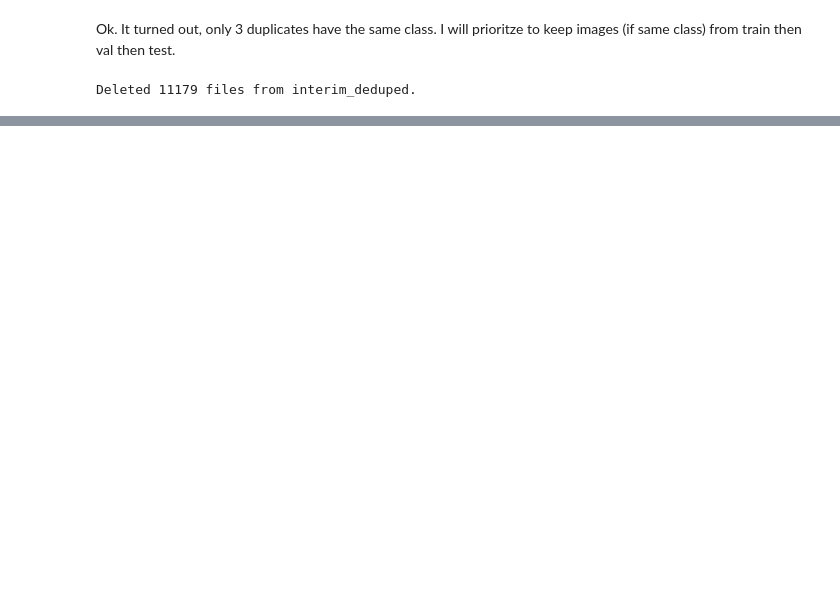
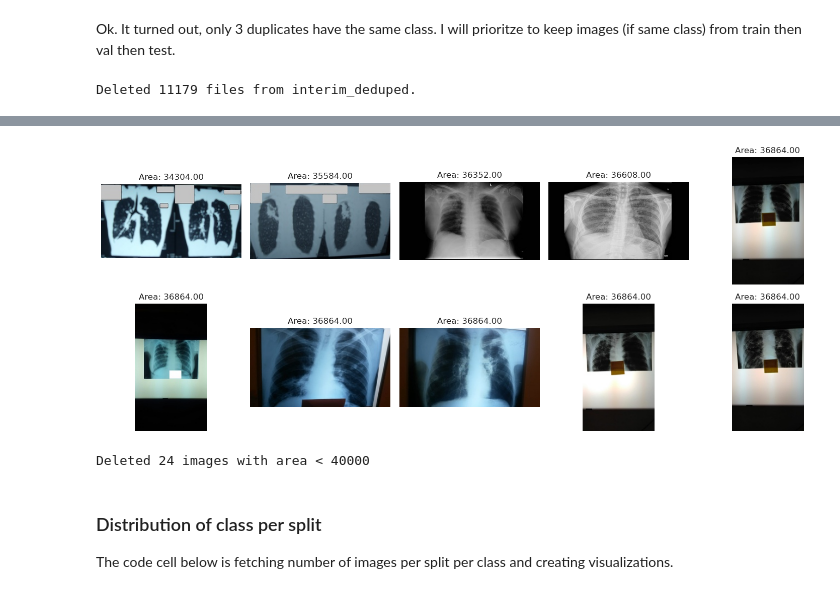
Before and after one commit to RamyGadalla/chest-xray-classification-ramygadalla, a Jupyter notebook: notebooks/01_ExploratoryDataAnaylsis.ipynb, the cells around one changed output, grey strips where cells are left out. Cells and saved outputs as stored; diff of their text form; code cells hidden in the pictures; blank space fills up the shorter version.

```diff
--- a/notebooks/01_ExploratoryDataAnaylsis.ipynb
+++ b/notebooks/01_ExploratoryDataAnaylsis.ipynb
@@ -295,0 +412,31 @@ Having that said, there is clear class imbalance on the dataset-level (not the s
+# %%
+DATA_DIR = Path("../data/interim_deduped")
+
+records = []
+
+image_paths = list(DATA_DIR.rglob("*.jpg"))
+
+for p in tqdm(image_paths, desc="Reading image sizes"):
+    with Image.open(p) as img:
+        width, height = img.size
+        parts = p.parts
+        idx = parts.index("interim_deduped")
+        split = parts[idx + 1]
+        cls = parts[idx + 2]
+
+        records.append({
+            "path": str(p),
+            "split": split,
+            "class": cls,
+            "width": width,
+            "height": height,
+            "aspect_ratio": width / height,
+            "area": width * height
+        })
+
+sizes_df = pd.DataFrame(records)
+sizes_df.head()
+
+
+sizes_df.to_csv("../data/interim_deduped/image_sizes.csv", index=False)
+sizes_df.head()
@@ -295,0 +450,33 @@ Having that said, there is clear class imbalance on the dataset-level (not the s
+# %%
+top_sizes_df = sizes_df.sort_values("area").head(10)
+
+fig, axes = plt.subplots(2, 5, figsize=(15, 6))
+
+for ax, (_, row) in zip(axes.flatten(), top_sizes_df.iterrows()):
+    img = Image.open(row["path"])
+    ax.imshow(img, cmap="gray")
+    ax.set_title(f"Area: {row['area']:.2f}")
+    ax.axis("off")
+
+plt.tight_layout()
+plt.show()
+# %% [output]
+[figure, added]
+# %%
+# Select paths to delete
+paths_to_delete = sizes_df.loc[sizes_df["area"] < 40000, "path"]
+
+deleted = 0
+for p in paths_to_delete:
+    fp = Path(p)
+    if fp.exists():
+        fp.unlink()
+        deleted += 1
+
+print(f"Deleted {deleted} images with area < 40000")
+# %% [output]
+Deleted 24 images with area < 40000
+# %% [markdown]
+### Distribution of class per split
+
+The code cell below is fetching number of images per split per class and creating visualizations.
```
Also changed, not shown: parts of 19 cells of this notebook.
